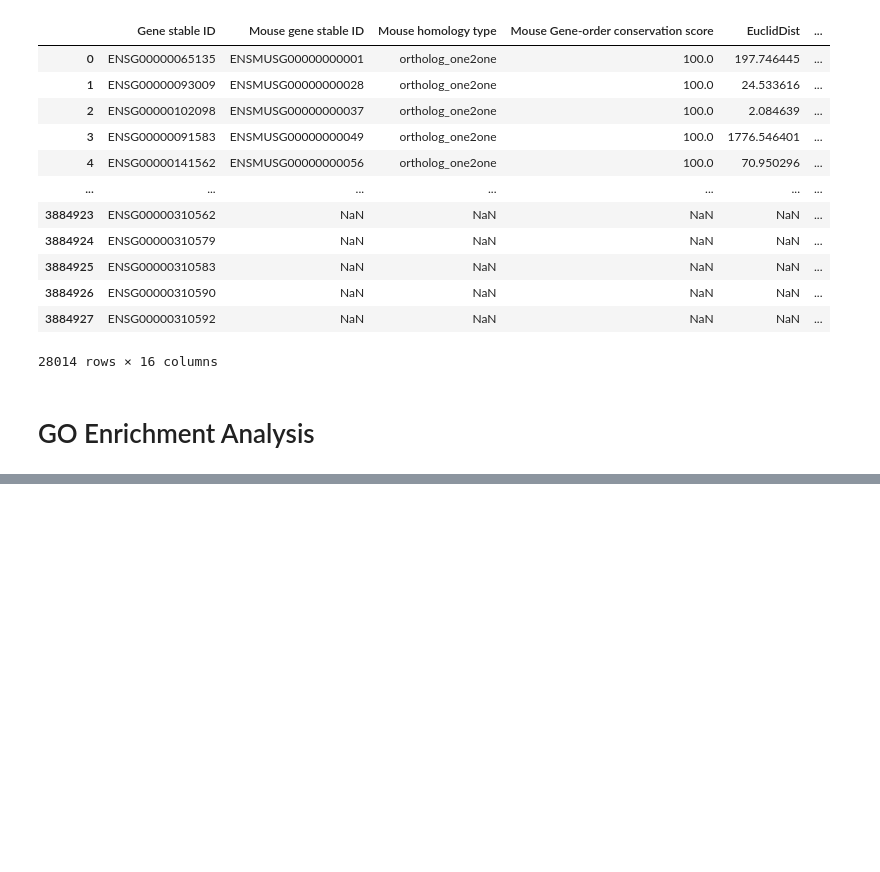
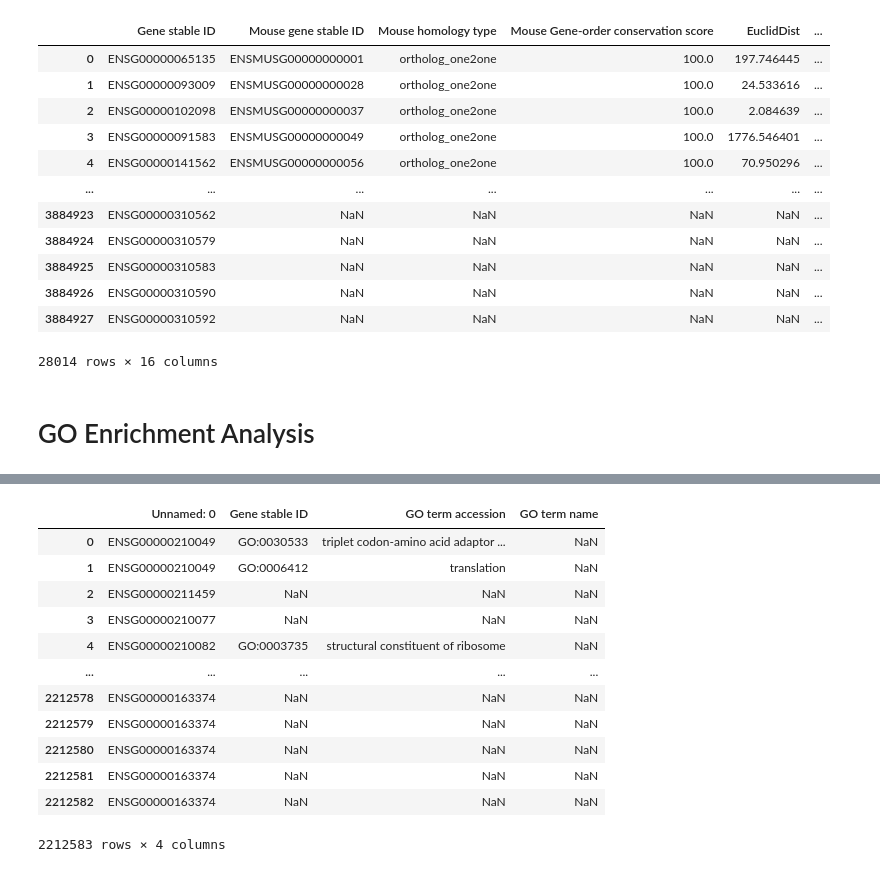
Before and after one commit to AndrewH72/Gene-Duplication, a Jupyter notebook: scripts/dataAnalysis.ipynb, the cells around one changed output, grey strips where cells are left out. Drawn from its saved outputs; the diff is of its cells as text; code cells hidden in the pictures; blank space fills up the shorter version.

```diff
--- a/scripts/dataAnalysis.ipynb
+++ b/scripts/dataAnalysis.ipynb
@@ -736,0 +690,17 @@ one2OneDataFinal
+# %%
+geneGOTable = pd.read_csv("/Users/andrewhsu/Projects/McNair/data/geneGOTable.txt", sep="\t")
+geneGOTable
+# %% [output]
+|  | Unnamed: 0 | Gene stable ID | GO term accession | GO term name |
+| 0 | ENSG00000210049 | GO:0030533 | triplet codon-amino acid adaptor ... | NaN |
+| 1 | ENSG00000210049 | GO:0006412 | translation | NaN |
+| 2 | ENSG00000211459 | NaN | NaN | NaN |
+| 3 | ENSG00000210077 | NaN | NaN | NaN |
+| 4 | ENSG00000210082 | GO:0003735 | structural constituent of ribosome | NaN |
+| ... | ... | ... | ... | ... |
+| 2212578 | ENSG00000163374 | NaN | NaN | NaN |
+| 2212579 | ENSG00000163374 | NaN | NaN | NaN |
+| 2212580 | ENSG00000163374 | NaN | NaN | NaN |
+| 2212581 | ENSG00000163374 | NaN | NaN | NaN |
+| 2212582 | ENSG00000163374 | NaN | NaN | NaN |
+2212583 rows × 4 columns
```
Also changed, not shown: parts of 31 cells of this notebook, 12 other files.
